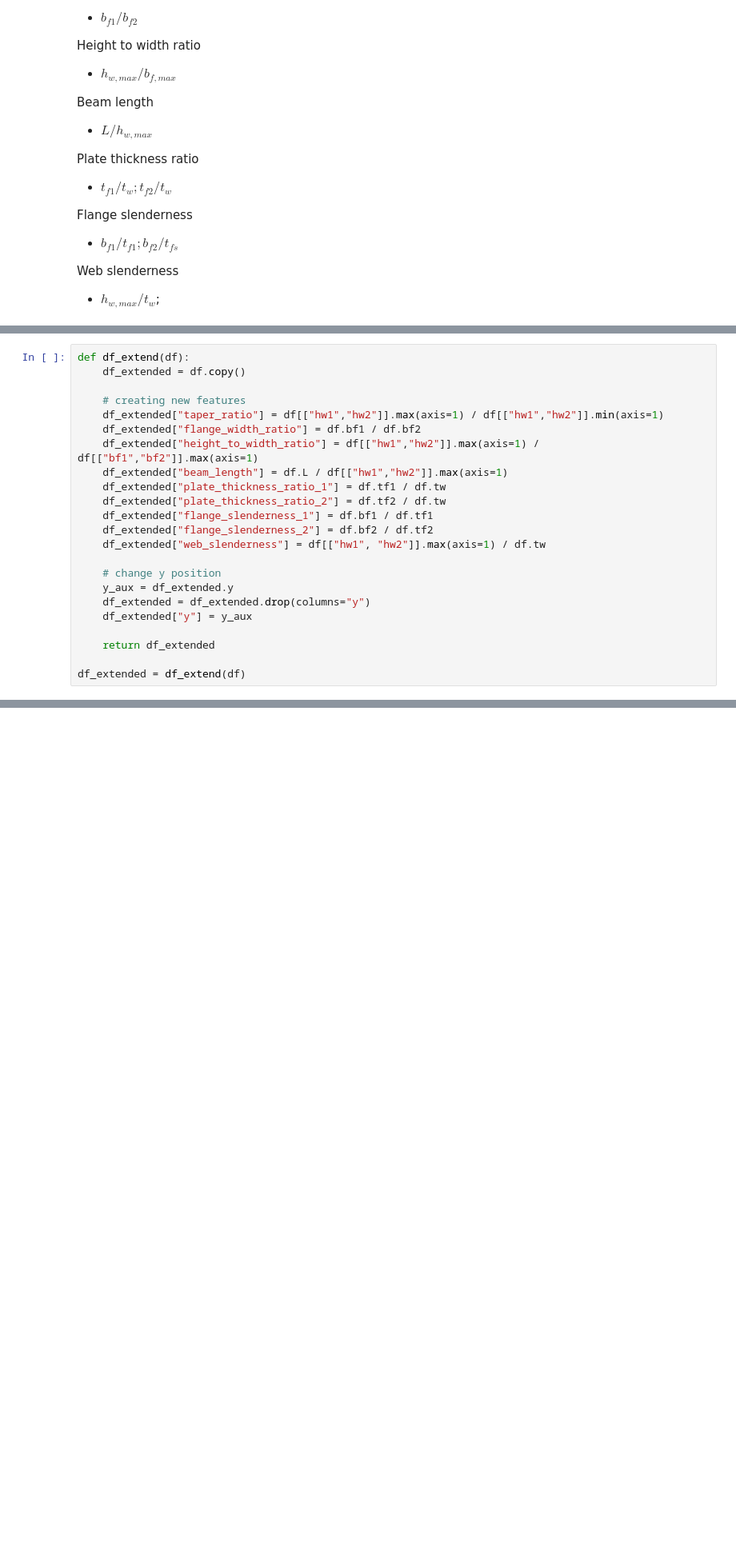
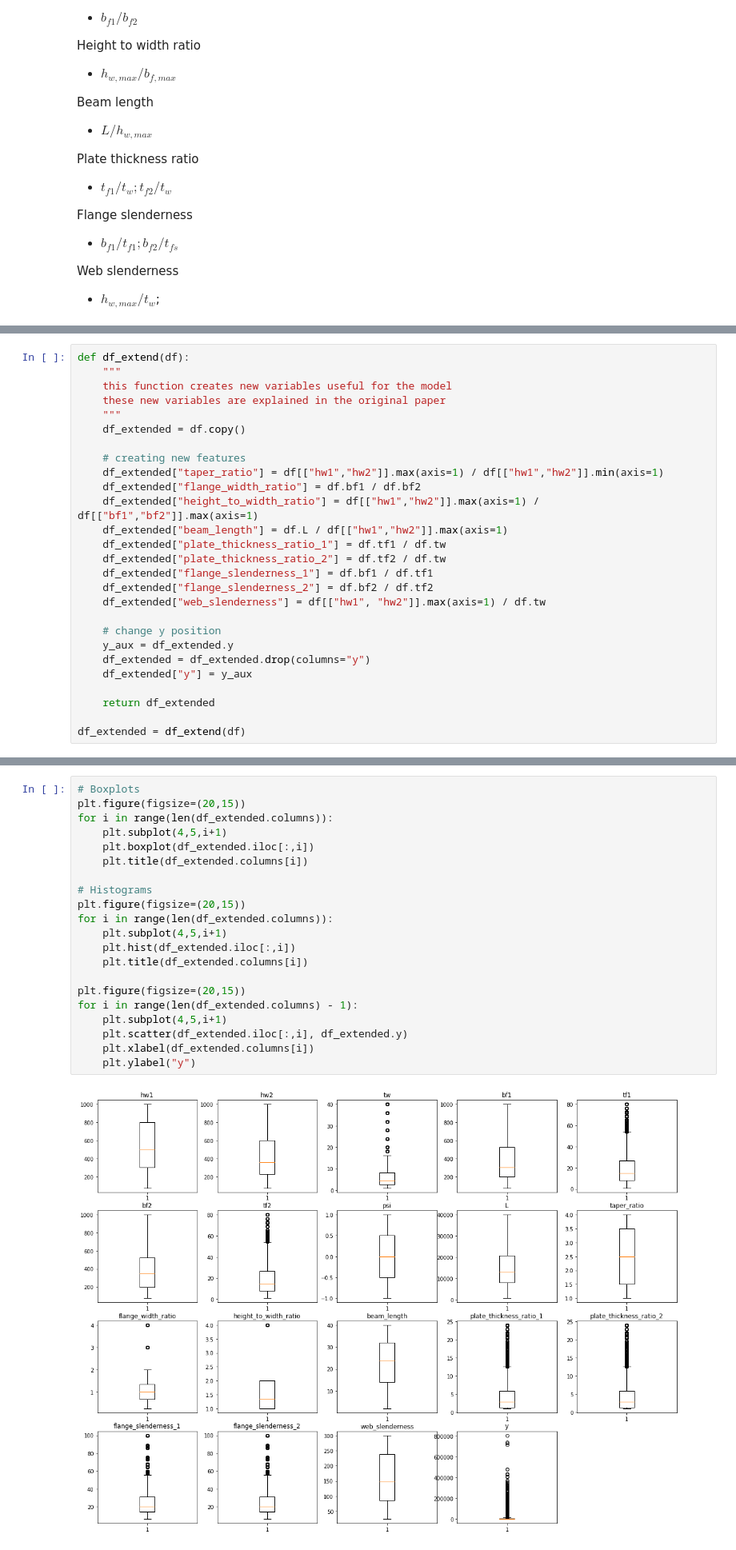
Before and after one commit to mishasilva01/FAA_project2, a Jupyter notebook: script.ipynb, the cells around one changed output, grey strips where cells are left out. Shown at 80% size. Cells and saved outputs as stored; diff of their text form; blank space fills up the shorter version.

```diff
--- a/script.ipynb
+++ b/script.ipynb
@@ -120,5 +116,9 @@ Index(['hw1', 'hw2', 'tw', 'bf1', 'tf1', 'bf2', 'tf2', 'psi', 'L', 'y'], dtype='
 # %%
 def df_extend(df):
+    """
+    this function creates new variables useful for the model
+    these new variables are explained in the original paper
+    """
     df_extended = df.copy()
 
     # creating new features
@@ -142,0 +147,23 @@ df_extended = df_extend(df)
+# %%
+# Boxplots
+plt.figure(figsize=(20,15))
+for i in range(len(df_extended.columns)):
+    plt.subplot(4,5,i+1)
+    plt.boxplot(df_extended.iloc[:,i])
+    plt.title(df_extended.columns[i])
+
+# Histograms
+plt.figure(figsize=(20,15))
+for i in range(len(df_extended.columns)):
+    plt.subplot(4,5,i+1)
+    plt.hist(df_extended.iloc[:,i])
+    plt.title(df_extended.columns[i])
+
+plt.figure(figsize=(20,15))
+for i in range(len(df_extended.columns) - 1):
+    plt.subplot(4,5,i+1)
+    plt.scatter(df_extended.iloc[:,i], df_extended.y)
+    plt.xlabel(df_extended.columns[i])
+    plt.ylabel("y")
+# %% [output]
+[figure, added]
```
Also changed, not shown: parts of 24 cells of this notebook.
